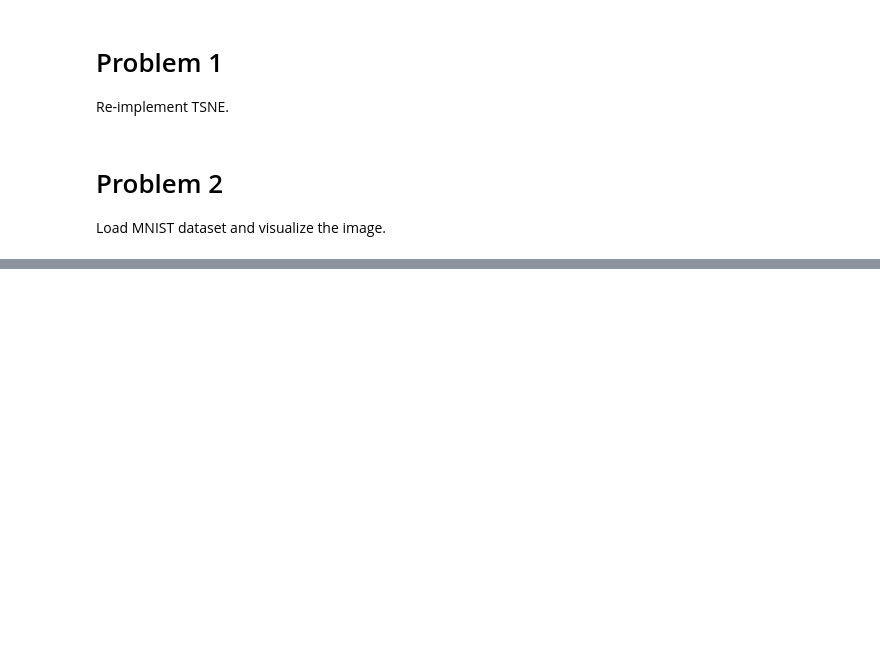
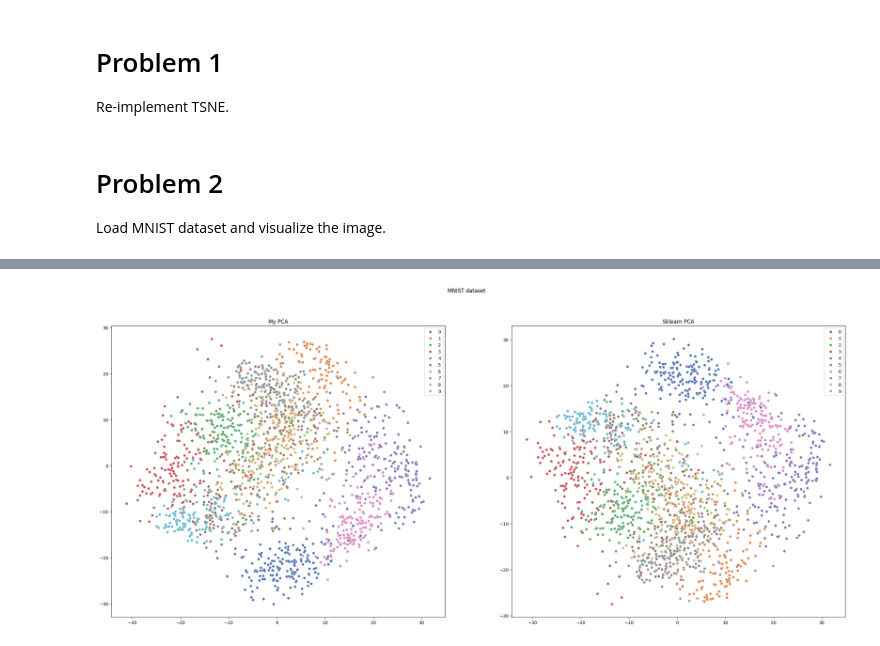
Before and after one commit to ngocngx/Machine-Learning, a Jupyter notebook: ml-2/asm-sub/sub-w02.ipynb, the cells around one changed output, grey strips where cells are left out. Drawn from its saved outputs; the diff is of its cells as text; code cells hidden in the pictures; blank space fills up the shorter version.

```diff
--- a/ml-2/asm-sub/sub-w02.ipynb
+++ b/ml-2/asm-sub/sub-w02.ipynb
@@ -87,9 +146,0 @@ Use YOUR IMPLEMENTATION ON PCA, as well as the design of T-SNE from above to red
-# %%
-# Reshape the data
-X_train = X_train.reshape(-1, 28*28)
-X_test = X_test.reshape(-1, 28*28)
-
-# # Standardize the data
-# scaler = StandardScaler()
-# X_train = scaler.fit_transform(X_train)
-# X_test = scaler.transform(X_test)
@@ -107,0 +191,19 @@ Error:
+# %%
+# My PCA implementation
+my_pca = MyPCA(n_components=2)
+my_result_custom = my_pca.fit_transform(X_train)
+
+# Sklearn PCA
+sklearn_pca = PCA(n_components=2)
+sklearn_result = sklearn_pca.fit_transform(X_train)
+# %%
+# Plotting and comparing results
+fig, ax = plt.subplots(1, 2, figsize=(30, 12))
+fig.suptitle('MNIST dataset')
+ax[0].set_title('My PCA')
+ax[1].set_title('Sklearn PCA')
+sns.scatterplot(ax=ax[0], x=my_result_custom[:, 0], y=my_result_custom[:, 1], hue=y_train, palette='deep')
+sns.scatterplot(ax=ax[1], x=sklearn_result[:, 0], y=sklearn_result[:, 1], hue=y_train, palette='deep')
+plt.show()
+# %% [output]
+[figure, added]
```
Also changed, not shown: parts of 11 cells of this notebook.
